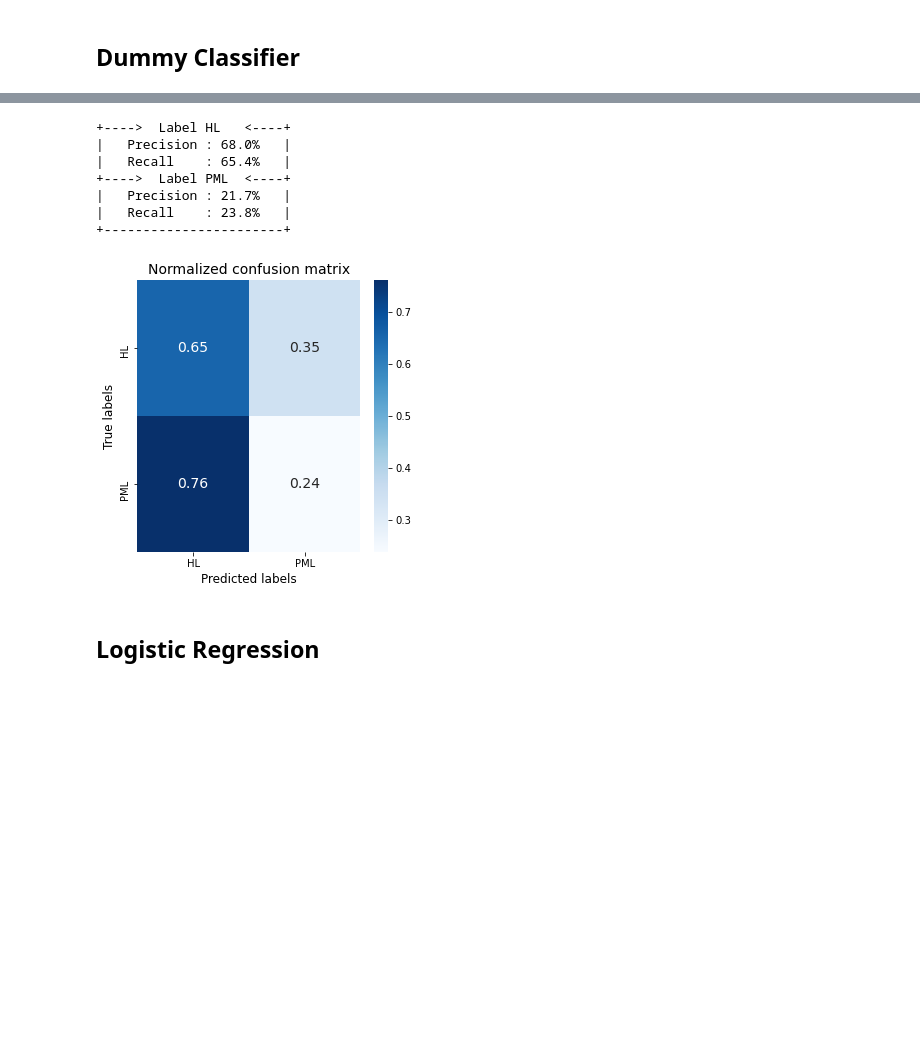
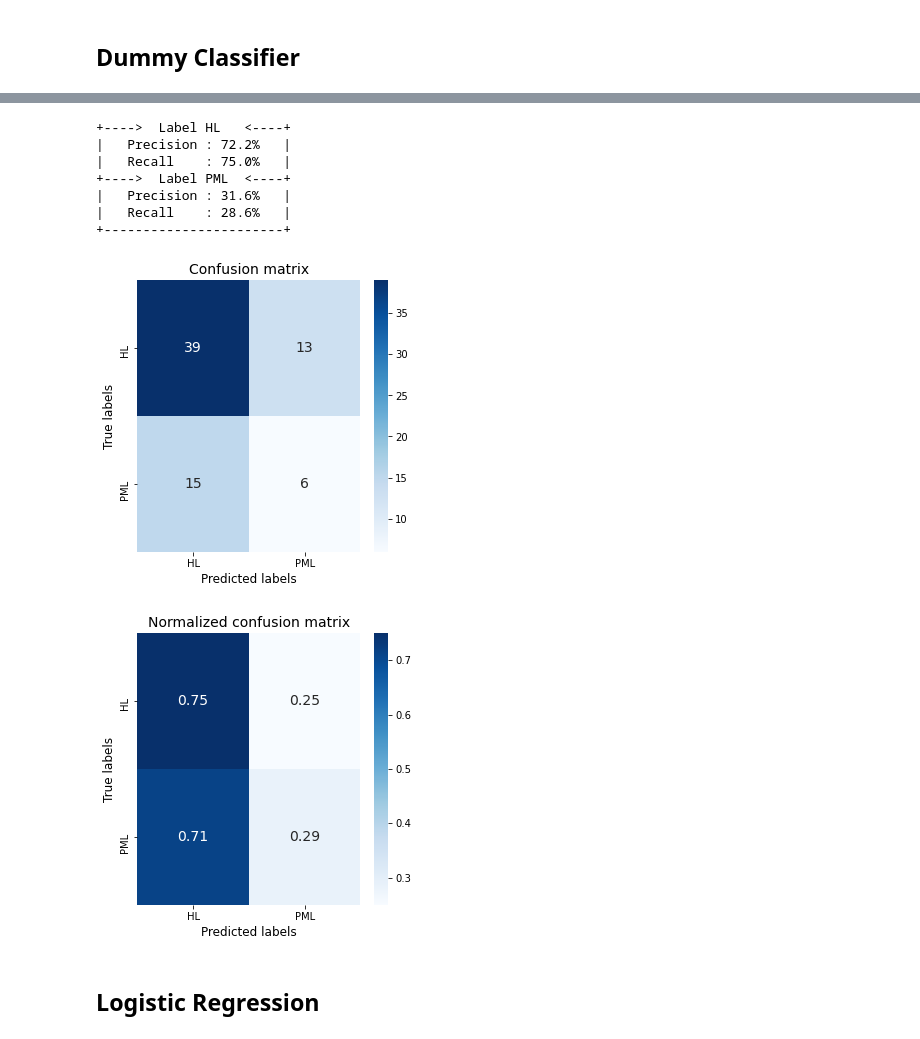
Before and after one commit to harel-coffee/mediastinal-lymphoma-classification-auto, a Jupyter notebook: binary_classification.ipynb, the cells around one changed output, grey strips where cells are left out. Cells and saved outputs as stored; diff of their text form; code cells hidden in the pictures; blank space fills up the shorter version.

```diff
--- a/binary_classification.ipynb
+++ b/binary_classification.ipynb
@@ -161,53 +161,58 @@ def precision_recall_scores (
                               verbose : bool = False ,
                               labels  : list = None ,
                               show_conf_matrix : bool = False ,
-                              normalization : bool = False ,
                             ):
   if labels is not None:
     if len(labels) != len(np.unique(y_true)):
       raise ValueError ( "Labels list length doesn't match with the true number of classes." )
   else:
     labels = np.unique ( y_true )
 
-  conf_matrix = confusion_matrix ( y_train, y_train_pred )
+  conf_matrix = confusion_matrix ( y_true, y_pred )
   precision = np.zeros ( len(conf_matrix) )
   recall    = np.zeros ( len(conf_matrix) )
 
   for i in range ( len(conf_matrix) ):
     precision[i] = conf_matrix[i,i] / np.sum ( conf_matrix[:,i] )
     recall[i]    = conf_matrix[i,i] / np.sum ( conf_matrix[i,:] )
     if verbose:
       print ( "+---->  Label {:3}  <----+" . format (labels[i]) )
       print ( "|   Precision : {:.1f}%   |" . format (100 * precision[i]) )
       print ( "|   Recall    : {:.1f}%   |" . format (100 * recall[i])    )
   if verbose: print ( "+-----------------------+" )
 
   if show_conf_matrix:
     plt.figure ( figsize = (5,5) )
-    if normalization:
-      plt.title ( "Normalized confusion matrix", fontsize = 14 )
-      conf_matrix = conf_matrix / np.sum ( conf_matrix, axis = 1 ) [:,None]
-    else:
-      plt.title ( "Confusion matrix", fontsize = 14 )
-    conf_matrix = pd.DataFrame (conf_matrix, index = labels, columns = labels )
-    sns.heatmap ( conf_matrix, annot = True, annot_kws = { "size" : 14 }, cmap = "Blues" )
+    plt.title ( "Confusion matrix", fontsize = 14 )
+    df_conf_mtx = pd.DataFrame (conf_matrix, index = labels, columns = labels )
+    sns.heatmap ( df_conf_mtx, annot = True, annot_kws = { "size" : 14 }, cmap = "Blues" )
+    plt.xlabel ( "Predicted labels", fontsize = 12 )
+    plt.ylabel ( "True labels", fontsize = 12)
+    plt.show()
+
+    plt.figure ( figsize = (5,5) )
+    plt.title ( "Normalized confusion matrix", fontsize = 14 )
+    norm_conf_matrix = conf_matrix / np.sum ( conf_matrix, axis = 1 ) [:,None]
+    df_norm_conf_mtx = pd.DataFrame (norm_conf_matrix, index = labels, columns = labels )
+    sns.heatmap ( df_norm_conf_mtx, annot = True, annot_kws = { "size" : 14 }, cmap = "Blues" )
     plt.xlabel ( "Predicted labels", fontsize = 12 )
     plt.ylabel ( "True labels", fontsize = 12)
     plt.show()
 
   return precision, recall
 
 
-_ = precision_recall_scores ( y_train, y_train_pred, verbose = True, labels = ["HL", "PML"], show_conf_matrix = True, normalization = True )
+_ = precision_recall_scores ( y_train, y_train_pred, verbose = True, labels = ["HL", "PML"], show_conf_matrix = True )
 # %% [output]
 +---->  Label HL   <----+
-|   Precision : 68.0%   |
-|   Recall    : 65.4%   |
+|   Precision : 72.2%   |
+|   Recall    : 75.0%   |
 +---->  Label PML  <----+
-|   Precision : 21.7%   |
-|   Recall    : 23.8%   |
+|   Precision : 31.6%   |
+|   Recall    : 28.6%   |
 +-----------------------+
-[figure, old version]
+[figure, new version]
+[figure, added]
 # %% [markdown]
 ## Logistic Regression
 # %%
```
Also changed, not shown: parts of 14 cells of this notebook.
